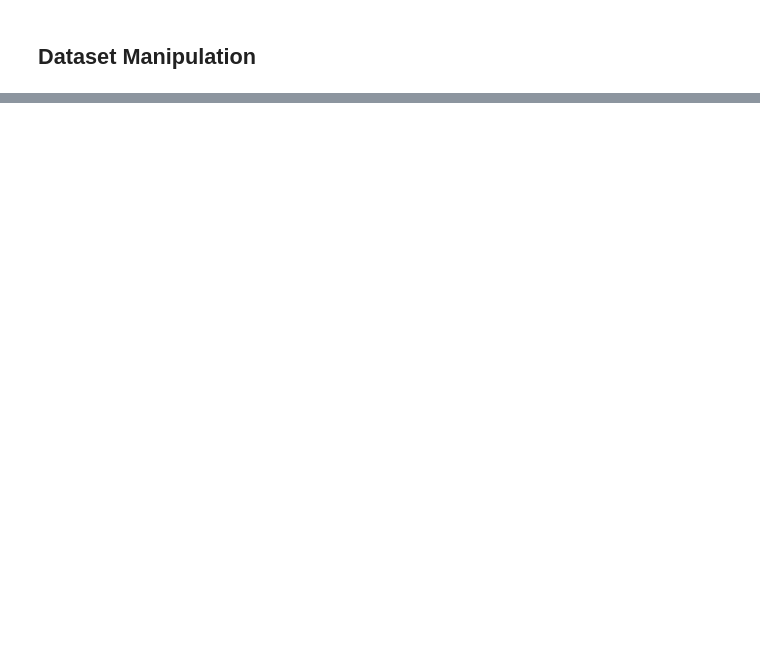
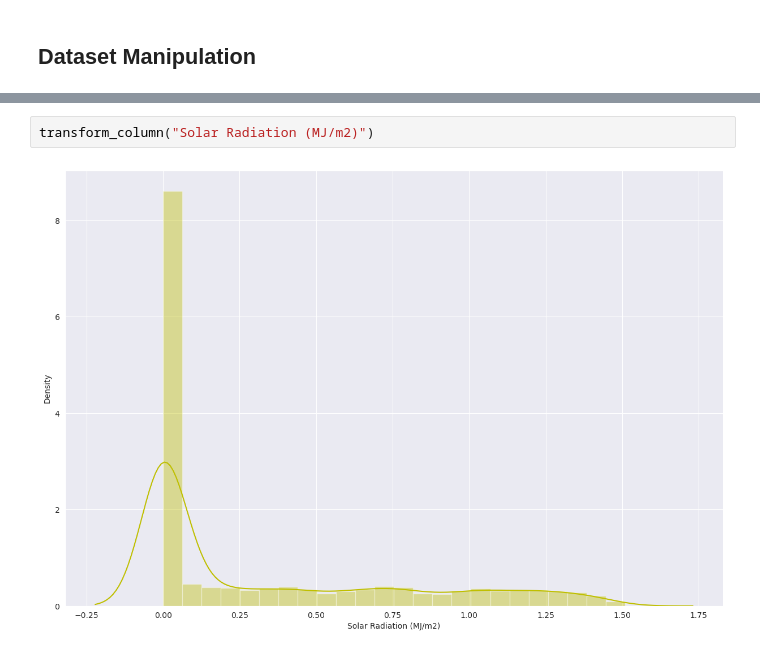
Before and after one commit to surya81/myproject, a Jupyter notebook: Bike_Sharing_Demand_Prediction.ipynb, the cells around one changed output, grey strips where cells are left out. Drawn from its saved outputs; the diff is of its cells as text; blank space fills up the shorter version.

```diff
--- a/Bike_Sharing_Demand_Prediction.ipynb
+++ b/Bike_Sharing_Demand_Prediction.ipynb
@@ -582,0 +627,4 @@ transform_column("Rented Bike Count")
+# %%
+transform_column("Solar Radiation (MJ/m2)")
+# %% [output]
+[figure, added]
```
Also changed, not shown: parts of 13 cells of this notebook.
